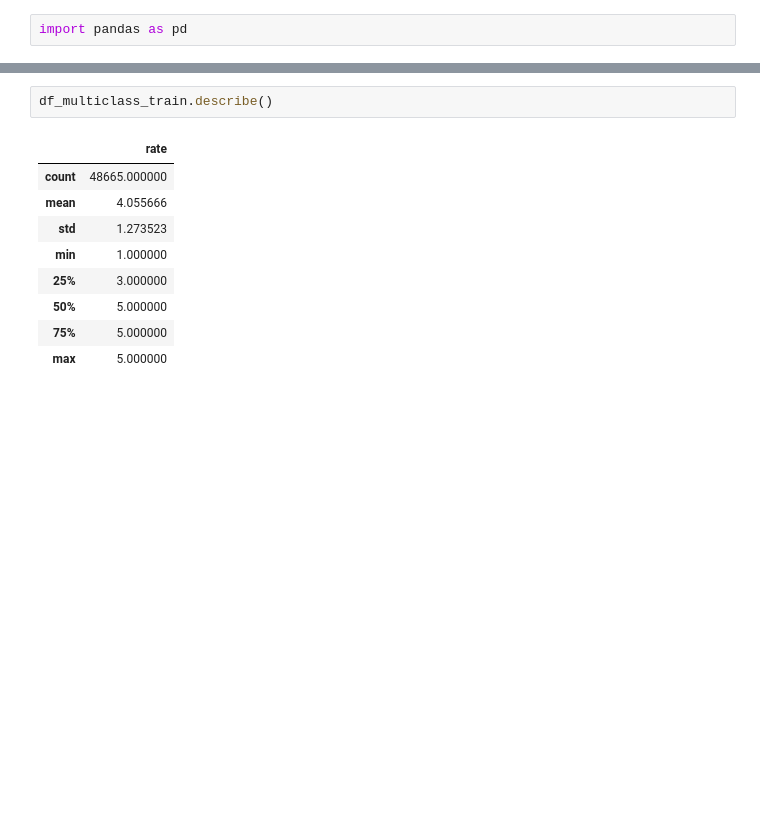
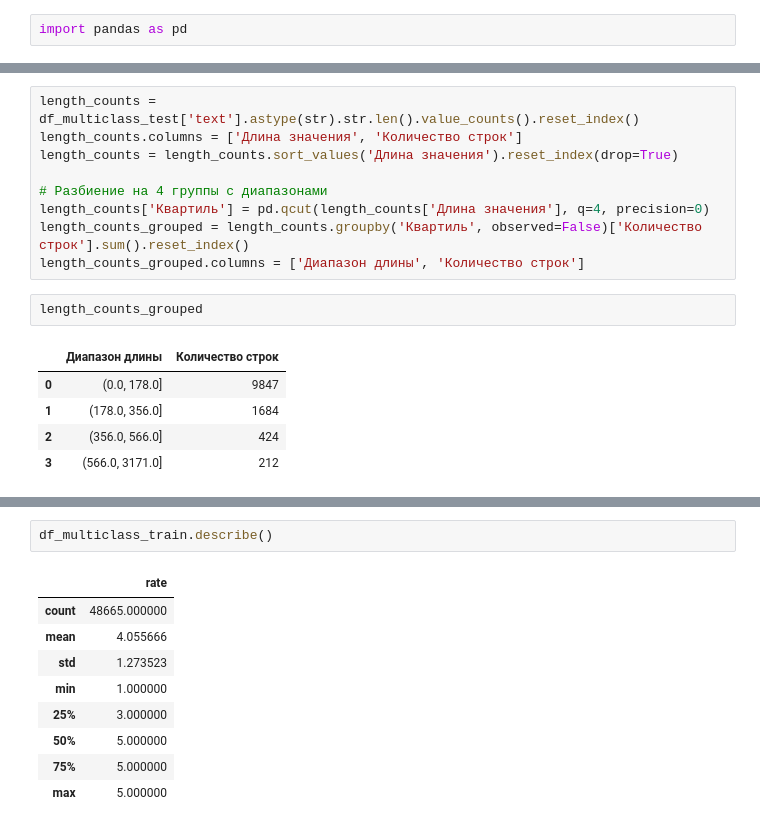
Before and after one commit to ml2me/competitions, a Jupyter notebook: ODS_NLP_001/BL.ipynb, the cells around one changed output, grey strips where cells are left out. Drawn from its saved outputs; the diff is of its cells as text; blank space fills up the shorter version.

```diff
--- a/ODS_NLP_001/BL.ipynb
+++ b/ODS_NLP_001/BL.ipynb
@@ -21 +65,18 @@ df_multiclass_test
+# %%
+length_counts = df_multiclass_test['text'].astype(str).str.len().value_counts().reset_index()
+length_counts.columns = ['Длина значения', 'Количество строк']
+length_counts = length_counts.sort_values('Длина значения').reset_index(drop=True)
+
+# Разбиение на 4 группы с диапазонами
+length_counts['Квартиль'] = pd.qcut(length_counts['Длина значения'], q=4, precision=0)
+length_counts_grouped = length_counts.groupby('Квартиль', observed=False)['Количество строк'].sum().reset_index()
+length_counts_grouped.columns = ['Диапазон длины', 'Количество строк']
+# %%
+length_counts_grouped
+# %% [output]
+|  | Диапазон длины | Количество строк |
+| 0 | (0.0, 178.0] | 9847 |
+| 1 | (178.0, 356.0] | 1684 |
+| 2 | (356.0, 566.0] | 424 |
+| 3 | (566.0, 3171.0] | 212 |
 # %%
```
Also changed, not shown: parts of 6 cells of this notebook, 2 other files.
